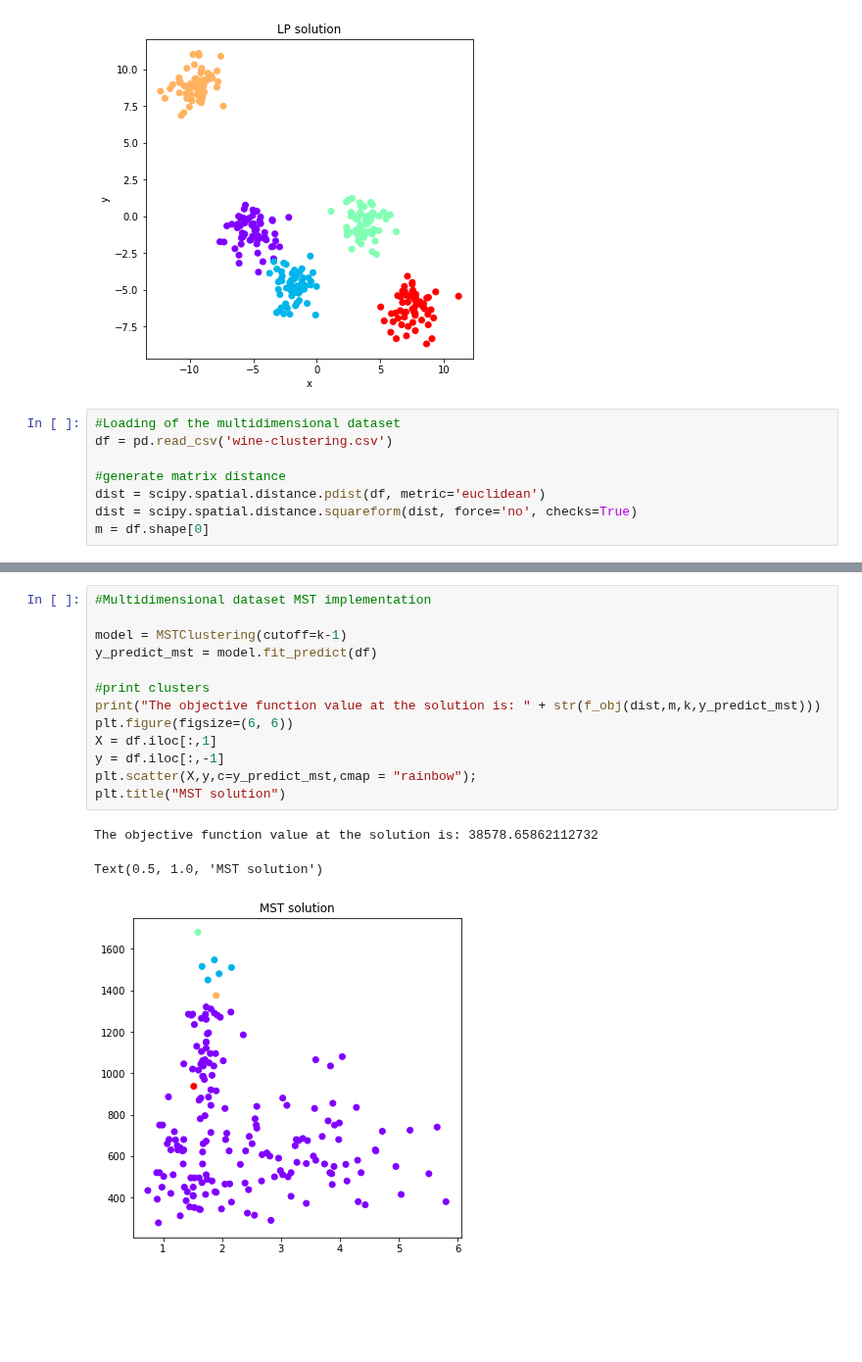
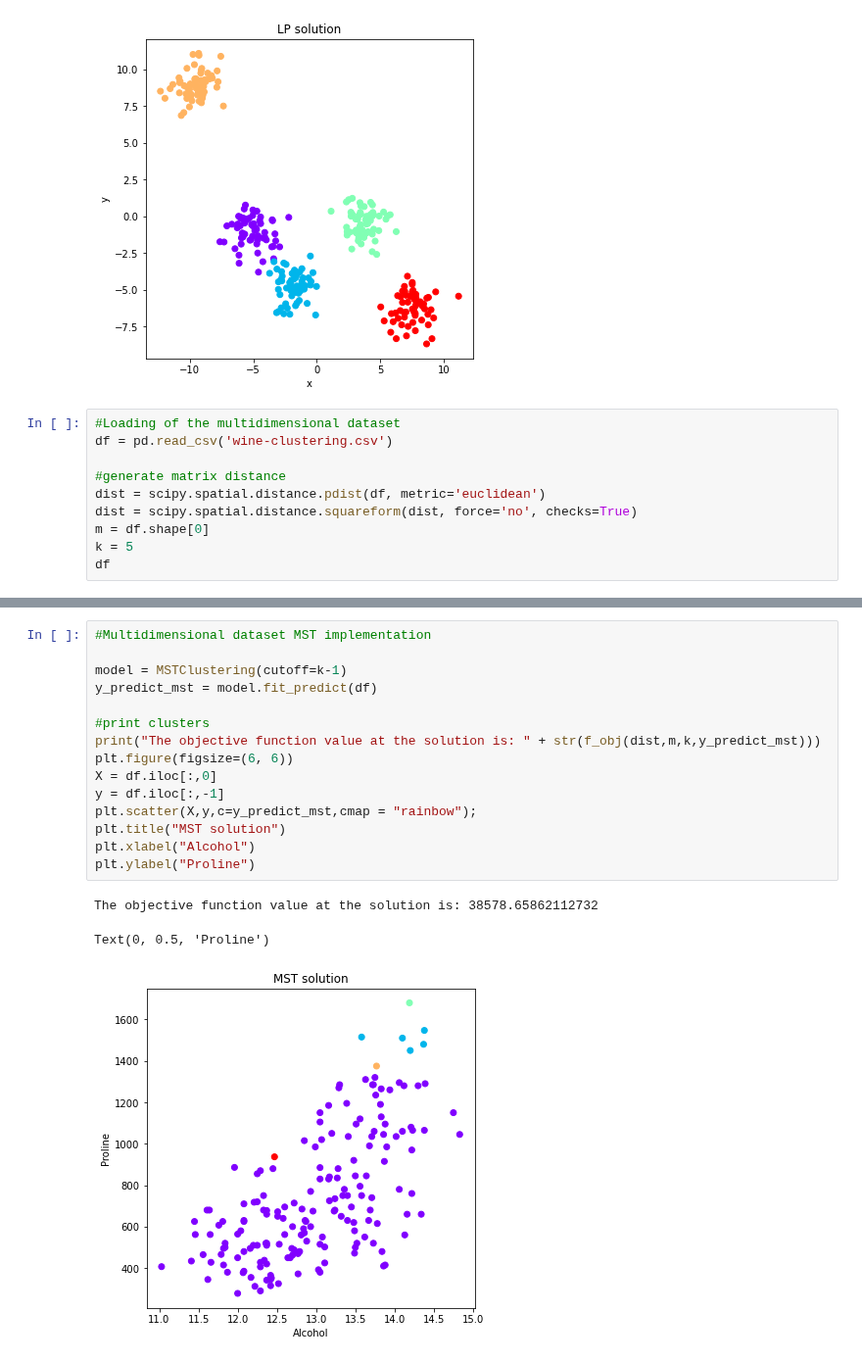
Before and after one commit to PolGonzalez/Kclusters, a Jupyter notebook: Main.ipynb, the cells around one changed output, grey strips where cells are left out. Shown at 98% size. Cells and saved outputs as stored; diff of their text form; blank space fills up the shorter version.

```diff
--- a/Main.ipynb
+++ b/Main.ipynb
@@ -154,3 +154,5 @@ df = pd.read_csv('wine-clustering.csv')
 dist = scipy.spatial.distance.pdist(df, metric='euclidean')
 dist = scipy.spatial.distance.squareform(dist, force='no', checks=True)
 m = df.shape[0]
+k = 5
+df
@@ -174,20 +192,22 @@ Text(0.5, 1.0, 'Kmeans solution')
 # %%
 #Multidimensional dataset MST implementation
 
 model = MSTClustering(cutoff=k-1)
 y_predict_mst = model.fit_predict(df)
 
 #print clusters
 print("The objective function value at the solution is: " + str(f_obj(dist,m,k,y_predict_mst)))
 plt.figure(figsize=(6, 6))
-X = df.iloc[:,1]
+X = df.iloc[:,0]
 y = df.iloc[:,-1]
 plt.scatter(X,y,c=y_predict_mst,cmap = "rainbow");
 plt.title("MST solution")
+plt.xlabel("Alcohol")
+plt.ylabel("Proline")
 # %% [output]
 The objective function value at the solution is: 38578.65862112732
-Text(0.5, 1.0, 'MST solution')
+Text(0, 0.5, 'Proline')
-[figure, old version]
+[figure, new version]
 # %%
 #Multidimensional dataset AMPL implementation
 
```
Also changed, not shown: parts of 3 cells of this notebook.
